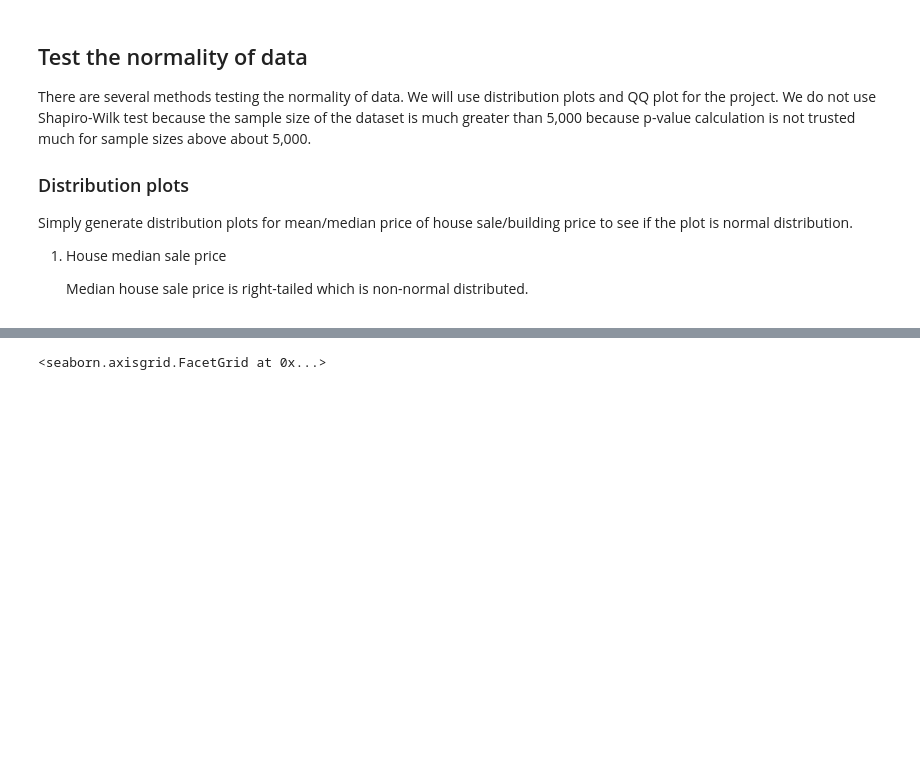
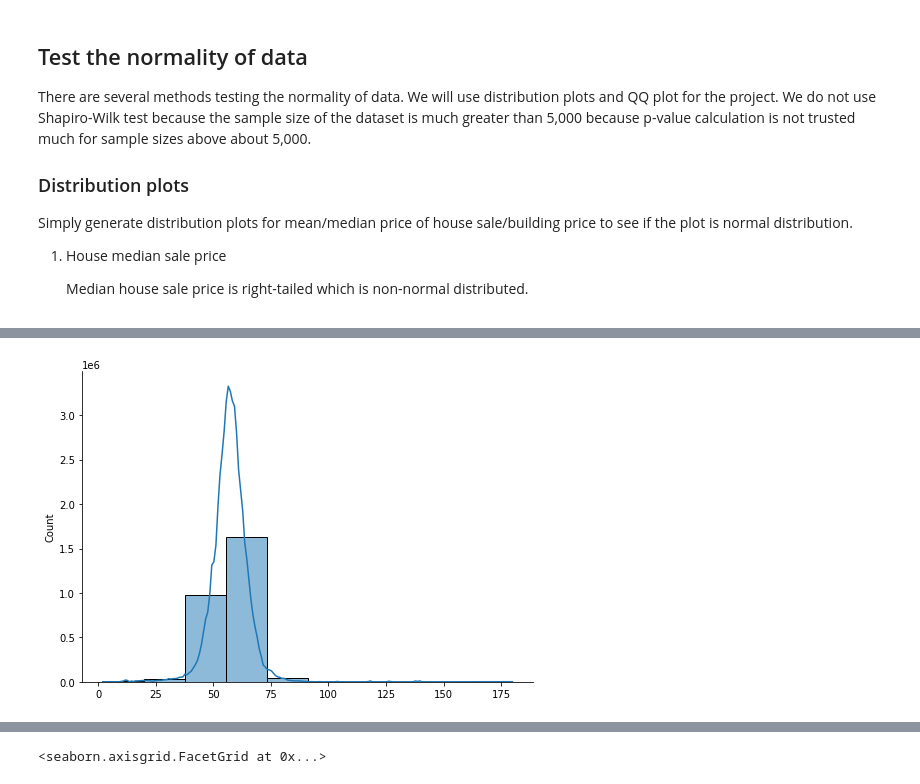
Before and after one commit to alisongh/SIADS-696-Milestone-II, a Jupyter notebook: analysis.ipynb, the cells around one changed output, grey strips where cells are left out. Saved outputs shown, nothing was run; the diff lists cells and outputs as text; code cells hidden in the pictures; blank space fills up the shorter version.

```diff
--- a/analysis.ipynb
+++ b/analysis.ipynb
@@ -147,0 +173,5 @@ Simply generate distribution plots for mean/median price of house sale/building
+# %%
+sns.displot(stats.boxcox(df.total_sale_price)[0], bins=10, kde=True, height=5, aspect=11.7/8.27)
+plt.show()
+# %% [output]
+[figure, added]
```
Also changed, not shown: parts of 13 cells of this notebook.
